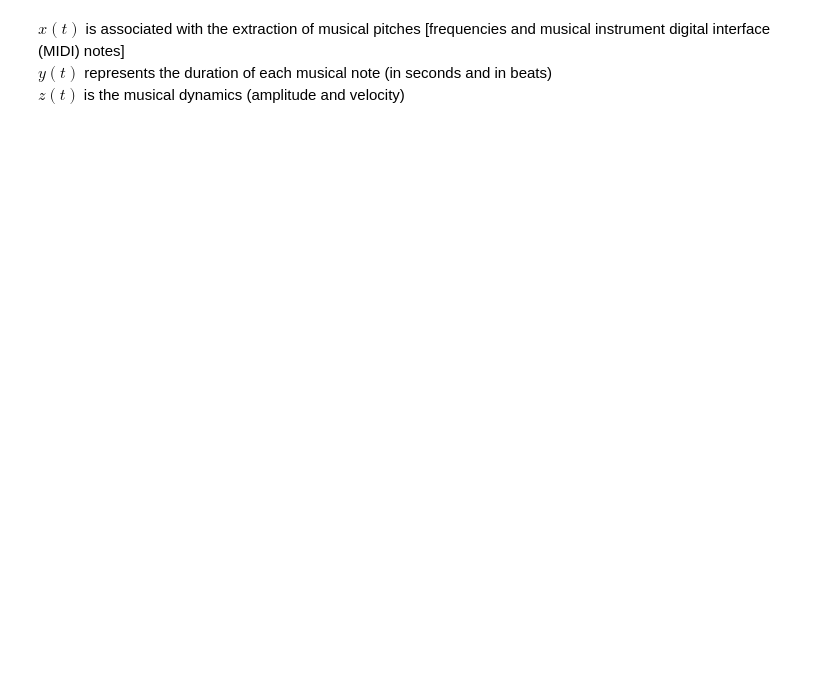
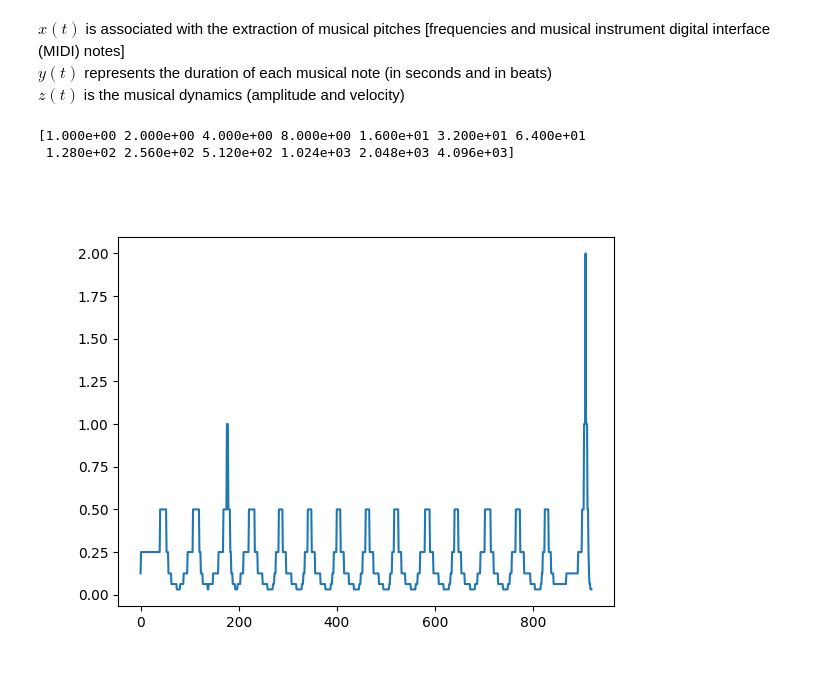
Before and after one commit to mahesh0537/NLD-music-synthesis, a Jupyter notebook: chaotic_melodies.ipynb, the cells around one changed output. Saved outputs shown, nothing was run; the diff lists cells and outputs as text; code cells hidden in the pictures; blank space fills up the shorter version.

```diff
--- a/chaotic_melodies.ipynb
+++ b/chaotic_melodies.ipynb
@@ -183,10 +225,28 @@ class Chen:
 # %%
-x= y= z = np.float64(1.1e-1)
-chen = Chen(x, y, z)
-chen.time_scale = 0.001
-n = 1000000
-out = [chen() for i in range(n)]
+x = 0.3
+y = 0.4
+z = 0.1
+lmap = Chen(x, y, z)
+# chen.time_scale = 0.001
+n = 100000
+out = []
+for i in range(n):
+    a = lmap()
+    if i % 100 == 0:
+        out.append(a)
 out = np.array(out)
 m = melody()
-x, y, z = out[:n,0], out[:n, 1], out[:n, 2]
-x, y,z = m(x,y,z)
+cut = 80
+x, y, z = out[cut:n,0], out[cut:n, 1], out[cut:n, 2]
+# plt.plot(x)
+x_out, y_out,z_out = m(x,y,z)
+# print(x)
+# %% [output]
+[1.000e+00 2.000e+00 4.000e+00 8.000e+00 1.600e+01 3.200e+01 6.400e+01
+ 1.280e+02 2.560e+02 5.120e+02 1.024e+03 2.048e+03 4.096e+03]
+# %%
+plt.close('all')
+plt.plot(y_out)
+plt.show()
+# %% [output]
+[figure, added]
```
Also changed, not shown: parts of 19 cells of this notebook, 3 other files.
